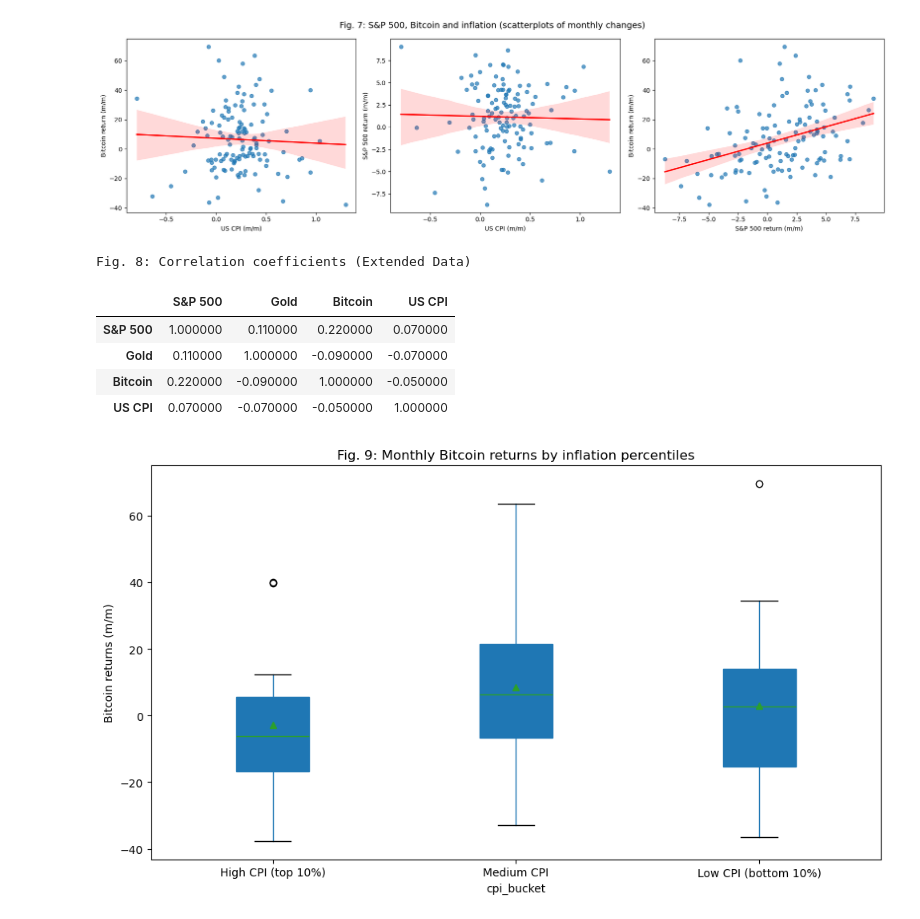
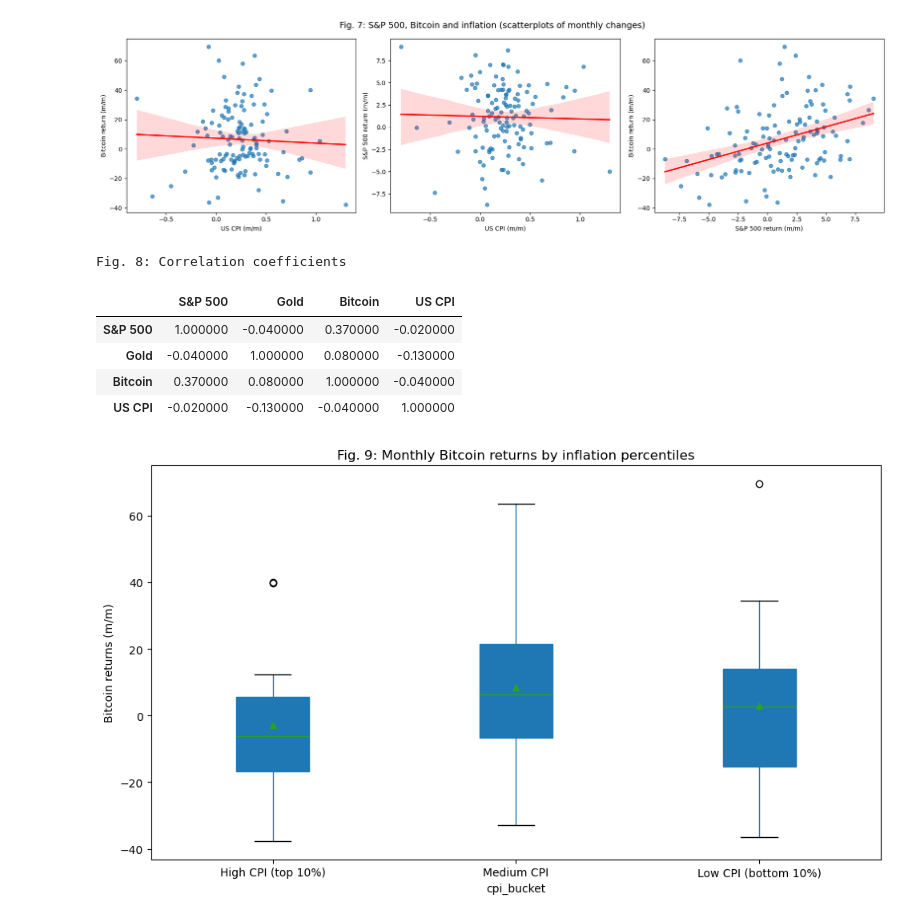
Before and after one commit to gj-goncalvescaldas/btc-3-asset-portfolio-extension, a Jupyter notebook: notebooks/03_study_replication_extended.ipynb, the cells around one changed output. Drawn from its saved outputs; the diff is of its cells as text; code cells hidden in the pictures.

```diff
--- a/notebooks/03_study_replication_extended.ipynb
+++ b/notebooks/03_study_replication_extended.ipynb
@@ -418,23 +418,21 @@ plt.show()
 # %% [output]
 [figure]
 # %%
-corr_extended = returns[['avg_close_sp500', 'avg_price_gold', 'avg_close_btc', 'cpi_return']].corr()
+# Correlation matrix
+corr = returns[['close_sp500', 'close_gold', 'close_btc', 'cpi_return']].corr()
 
-corr_extended.index = ['S&P 500', 'Gold', 'Bitcoin', 'US CPI']
-corr_extended.columns = ['S&P 500', 'Gold', 'Bitcoin', 'US CPI']
+corr.index = ['S&P 500', 'Gold', 'Bitcoin', 'US CPI']
+corr.columns = ['S&P 500', 'Gold', 'Bitcoin', 'US CPI']
 
-corr_extended = corr_extended.round(2)
-
-corr_extended.to_csv('../figures/figure_8_correlation.csv', index=True)
-
-display(corr_extended.style.set_caption('Fig. 8: Correlation coefficients (Extended Data)'))
+# Mostrar tabla bonita
+display(corr.round(2).style.set_caption('Fig. 8: Correlation coefficients'))
 # %% [output]
-Fig. 8: Correlation coefficients (Extended Data)
+Fig. 8: Correlation coefficients
 |  | S&P 500 | Gold | Bitcoin | US CPI |
-| S&P 500 | 1.000000 | 0.110000 | 0.220000 | 0.070000 |
-| Gold | 0.110000 | 1.000000 | -0.090000 | -0.070000 |
-| Bitcoin | 0.220000 | -0.090000 | 1.000000 | -0.050000 |
-| US CPI | 0.070000 | -0.070000 | -0.050000 | 1.000000 |
+| S&P 500 | 1.000000 | -0.040000 | 0.370000 | -0.020000 |
+| Gold | -0.040000 | 1.000000 | 0.080000 | -0.130000 |
+| Bitcoin | 0.370000 | 0.080000 | 1.000000 | -0.040000 |
+| US CPI | -0.020000 | -0.130000 | -0.040000 | 1.000000 |
 # %%
 returns['cpi_bucket'] = pd.qcut(
     returns['cpi_return'],
```
